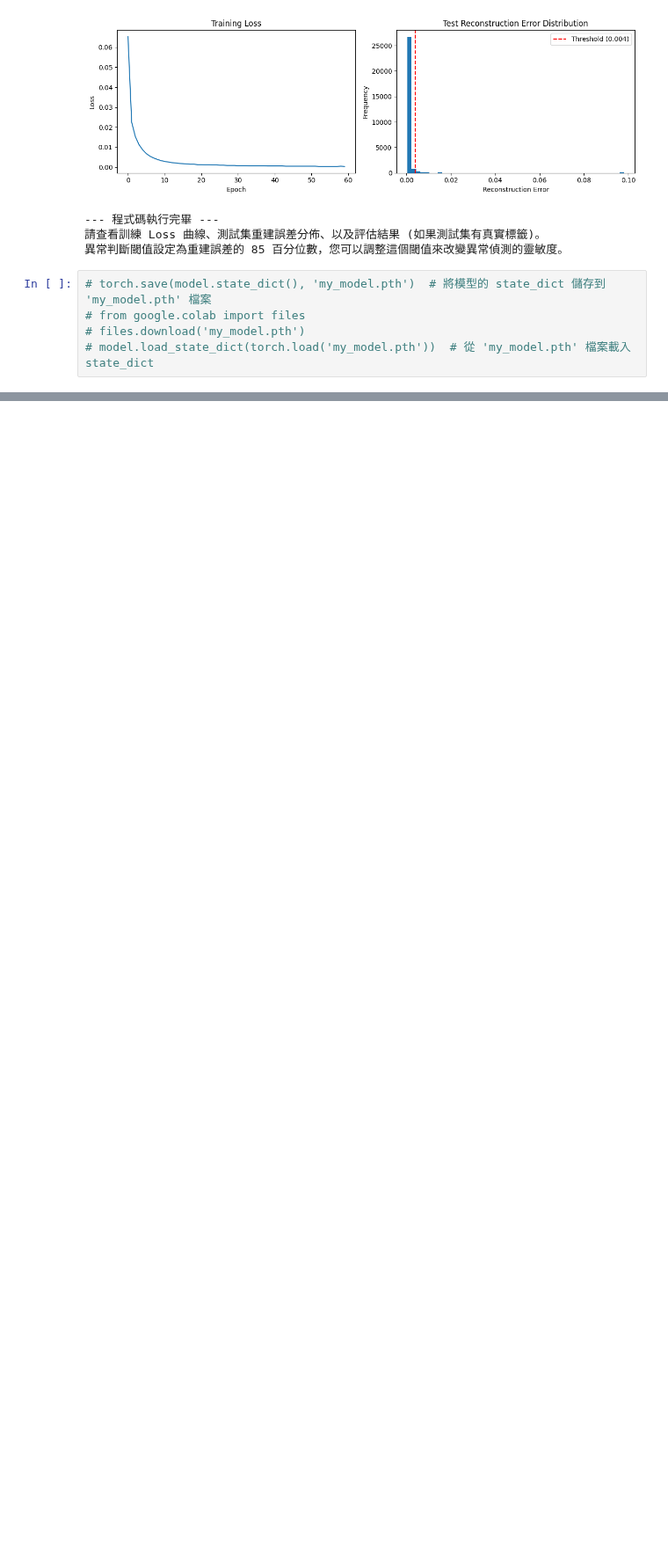
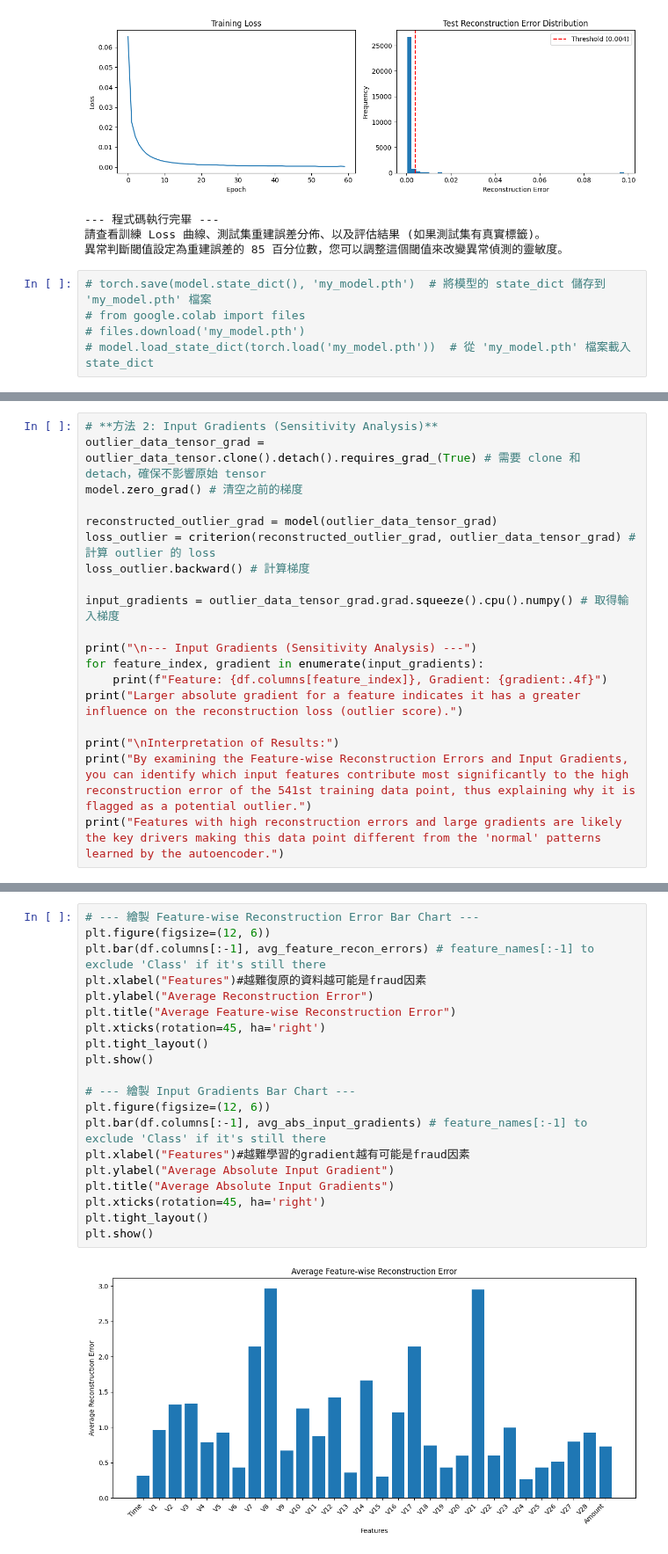
Before and after one commit to zhe0/prac, a Jupyter notebook: Credit Card Fraud Detection.ipynb, the cells around one changed output, grey strips where cells are left out. Shown at 88% size. Saved outputs shown, nothing was run; the diff lists cells and outputs as text; blank space fills up the shorter version.

```diff
--- a/Credit Card Fraud Detection.ipynb
+++ b/Credit Card Fraud Detection.ipynb
@@ -545,0 +516,19 @@ print("異常判斷閾值設定為重建誤差的 85 百分位數，您可以調
+# %%
+# **方法 2: Input Gradients (Sensitivity Analysis)**
+outlier_data_tensor_grad = outlier_data_tensor.clone().detach().requires_grad_(True) # 需要 clone 和 detach，確保不影響原始 tensor
+model.zero_grad() # 清空之前的梯度
+
+reconstructed_outlier_grad = model(outlier_data_tensor_grad)
+loss_outlier = criterion(reconstructed_outlier_grad, outlier_data_tensor_grad) # 計算 outlier 的 loss
+loss_outlier.backward() # 計算梯度
+
+input_gradients = outlier_data_tensor_grad.grad.squeeze().cpu().numpy() # 取得輸入梯度
+
+print("\n--- Input Gradients (Sensitivity Analysis) ---")
+for feature_index, gradient in enumerate(input_gradients):
+    print(f"Feature: {df.columns[feature_index]}, Gradient: {gradient:.4f}")
+print("Larger absolute gradient for a feature indicates it has a greater influence on the reconstruction loss (outlier score).")
+
+print("\nInterpretation of Results:")
+print("By examining the Feature-wise Reconstruction Errors and Input Gradients, you can identify which input features contribute most significantly to the high reconstruction error of the 541st training data point, thus explaining why it is flagged as a potential outlier.")
+print("Features with high reconstruction errors and large gradients are likely the key drivers making this data point different from the 'normal' patterns learned by the autoencoder.")
@@ -545,0 +586,22 @@ print("異常判斷閾值設定為重建誤差的 85 百分位數，您可以調
+# %%
+# --- 繪製 Feature-wise Reconstruction Error Bar Chart ---
+plt.figure(figsize=(12, 6))
+plt.bar(df.columns[:-1], avg_feature_recon_errors) # feature_names[:-1] to exclude 'Class' if it's still there
+plt.xlabel("Features")#越難復原的資料越可能是fraud因素
+plt.ylabel("Average Reconstruction Error")
+plt.title("Average Feature-wise Reconstruction Error")
+plt.xticks(rotation=45, ha='right')
+plt.tight_layout()
+plt.show()
+
+# --- 繪製 Input Gradients Bar Chart ---
+plt.figure(figsize=(12, 6))
+plt.bar(df.columns[:-1], avg_abs_input_gradients) # feature_names[:-1] to exclude 'Class' if it's still there
+plt.xlabel("Features")#越難學習的gradient越有可能是fraud因素
+plt.ylabel("Average Absolute Input Gradient")
+plt.title("Average Absolute Input Gradients")
+plt.xticks(rotation=45, ha='right')
+plt.tight_layout()
+plt.show()
+# %% [output]
+[figure, added]
```
Also changed, not shown: parts of 7 cells of this notebook.
